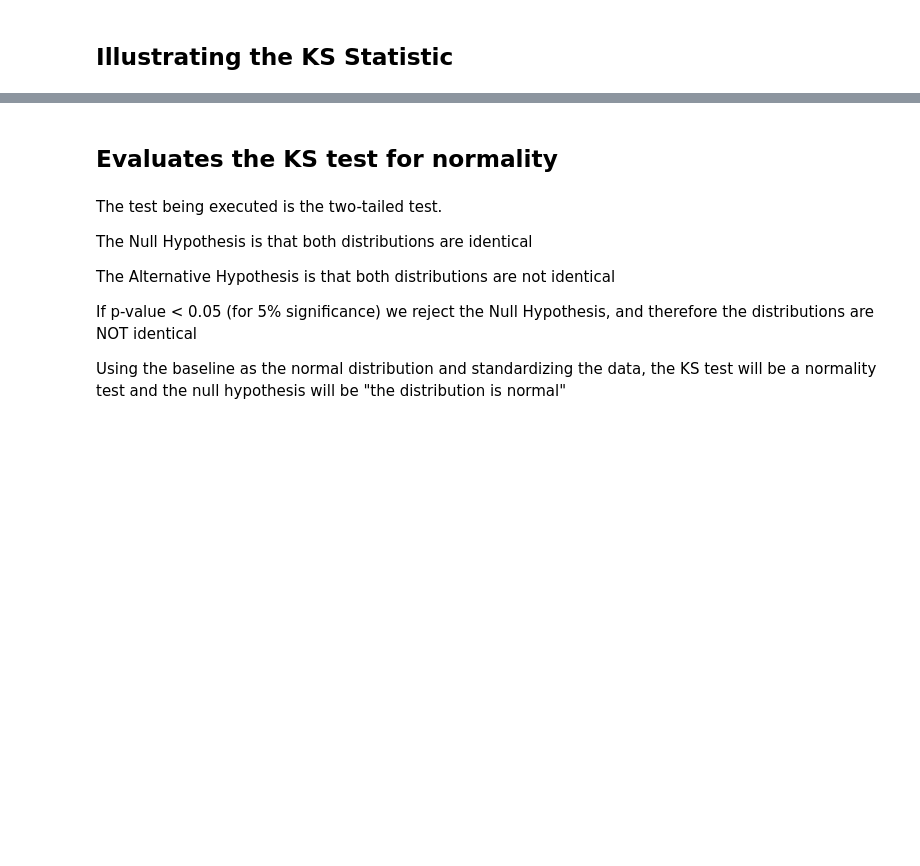
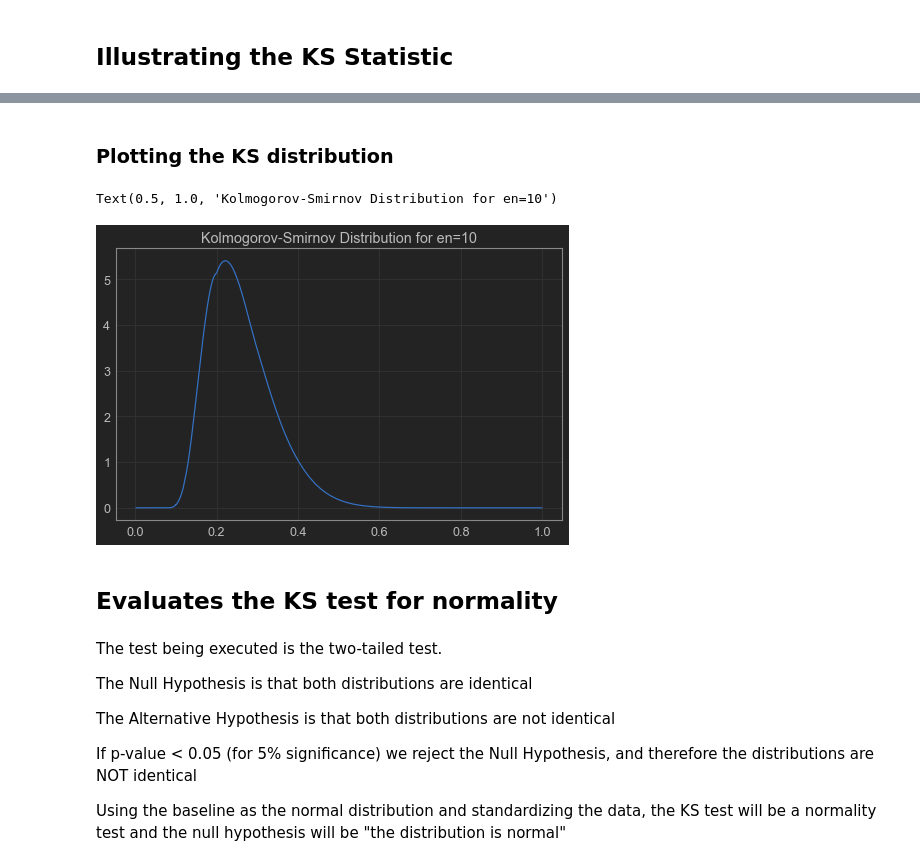
Before and after one commit to vinyluis/Articles, a Jupyter notebook: Kolmogorov-Smirnov/Kolmogorov-Smirnov.ipynb, the cells around one changed output, grey strips where cells are left out. Saved outputs shown, nothing was run; the diff lists cells and outputs as text; code cells hidden in the pictures; blank space fills up the shorter version.

```diff
--- a/Kolmogorov-Smirnov/Kolmogorov-Smirnov.ipynb
+++ b/Kolmogorov-Smirnov/Kolmogorov-Smirnov.ipynb
@@ -97,3 +99,17 @@ Text(0.5, 1.0, 'Kolmogorov-Smirnov Test')
+# %% [markdown]
+### Plotting the KS distribution
+# %%
+# Calculate samples
+n = 10
+x = np.random.uniform(0, 1, 1000)
+y = stats.kstwo.pdf(x, n = n)
+# %%
+plt.figure(figsize = (8,5))
+sns.lineplot(x = x, y = y)
+plt.title(f"Kolmogorov-Smirnov Distribution for en={n}")
+# %% [output]
+Text(0.5, 1.0, 'Kolmogorov-Smirnov Distribution for en=10')
+[figure, added]
 # %% [markdown]
 ## Evaluates the KS test for normality
 # %% [markdown]
```
Also changed, not shown: parts of 10 cells of this notebook, 22 other files.
